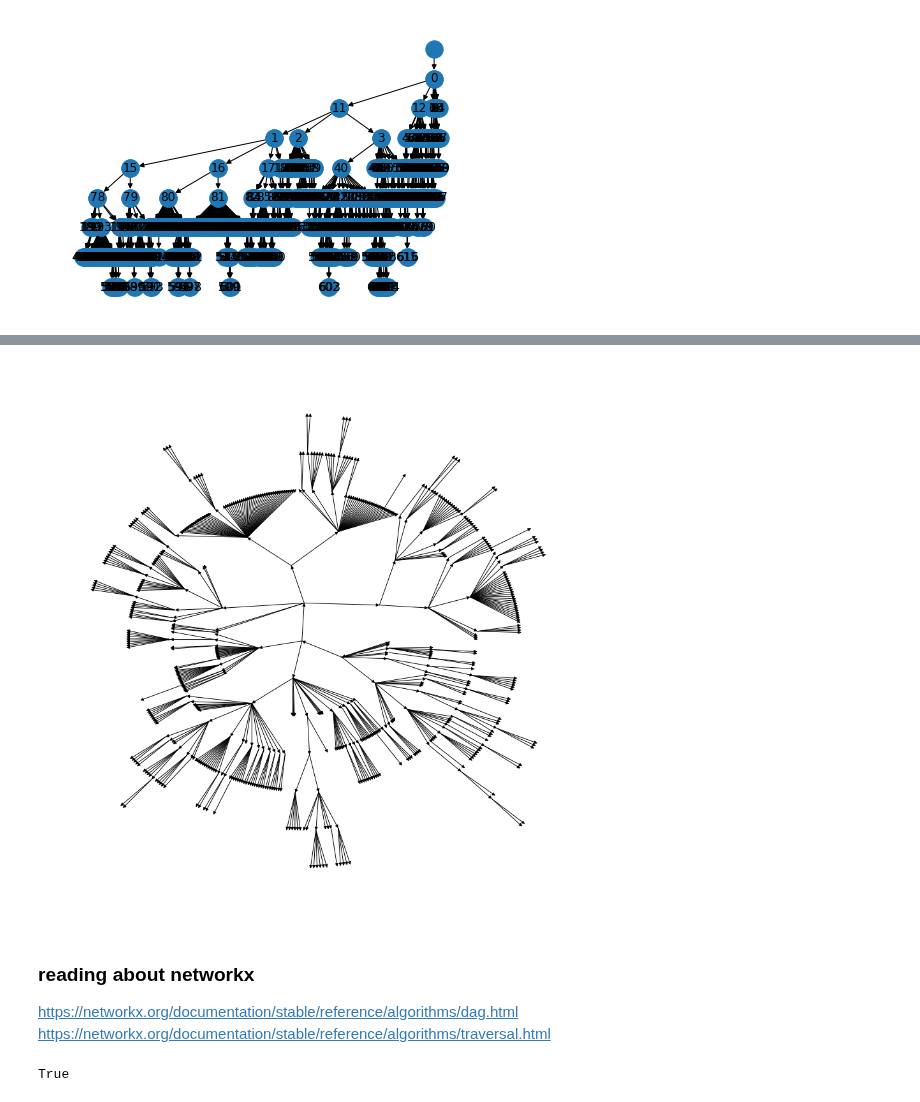
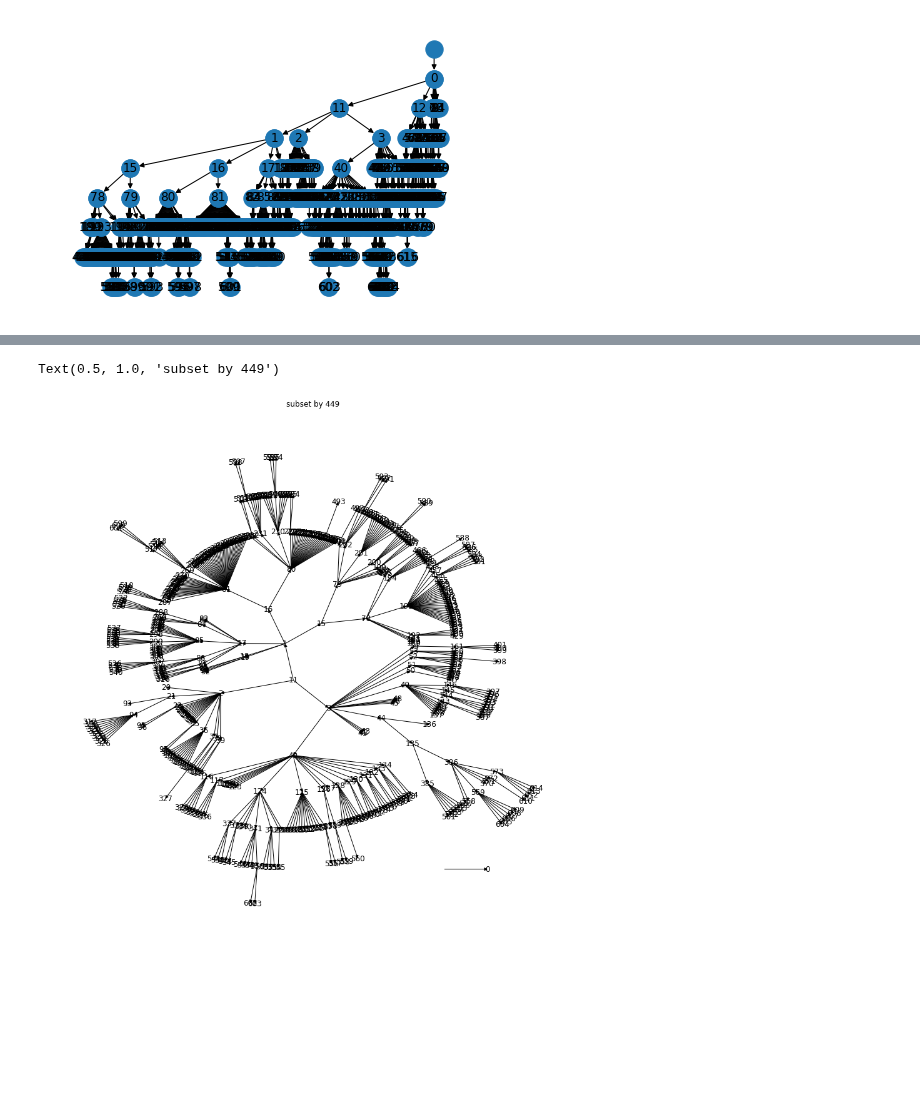
Before and after one commit to PrincetonUniversity/BrainPipe, a Jupyter notebook: tools/analysis/analysis_label_hierarchies_nick.ipynb, the cells around one changed output, grey strips where cells are left out. Saved outputs shown, nothing was run; the diff lists cells and outputs as text; code cells hidden in the pictures; blank space fills up the shorter version.

```diff
--- a/tools/analysis/analysis_label_hierarchies_nick.ipynb
+++ b/tools/analysis/analysis_label_hierarchies_nick.ipynb
@@ -70,10 +27,0 @@ def get_subgraph_by_val(g,num):
-# %%
-sg = g.copy()
-num=449
-val = list(nx.ancestors(g,num))
-
-for x in val:
-    print('x is {}'.format(x))
-    for xx in list(nx.descendants(g,x)):
-        print(xx)
-        val.append(xx)
@@ -100,2 +28,15 @@ x is 446
+# %%
+def get_subgraph_by_head_node(g,num):
+    vals = list(nx.ancestors(g,num))
+    for val in vals:
+        desc = list(nx.descendants(g,val))
+        for dec in desc:
+            if dec in g and dec != num:
+                vals.append(dec)
+            if str(dec) in g and dec != num:
+                vals.append(str(dec))
+    sg = g.copy()
+    sg.remove_nodes_from(vals)
+    return sg
 # %%
 plt.figure(figsize=(12, 12))
@@ -108,11 +50,14 @@ nx.draw(sg, pos, labels=labels,arrows=True)
 # %%
+num=449
+sg = get_subgraph_by_head_node(g,num)
+
 plt.figure(figsize=(12, 12))
-pos = graphviz_layout(g, prog="twopi", args="")
-nx.draw(g, pos, arrows=True,node_size=0)
+labels = nx.get_node_attributes(sg, 'name')
+
+pos = graphviz_layout(sg, prog="twopi", args="")
+nx.draw(sg, pos, labels=labels,arrows=True,node_size=0)
+plt.title('subset by {}'.format(num))
 # %% [output]
+Text(0.5, 1.0, 'subset by 449')
-[figure, old version]
+[figure, new version]
-# %% [markdown]
-### reading about networkx
-https://networkx.org/documentation/stable/reference/algorithms/dag.html
-https://networkx.org/documentation/stable/reference/algorithms/traversal.html
 # %%
@@ -122,4 +64,0 @@ x=g.subgraph(nx.descendants(g,'449'))
-# %%
-nx.is_branching(g) and nx.is_forest(g)
-# %% [output]
-True
```
Also changed, not shown: parts of 9 cells of this notebook.
